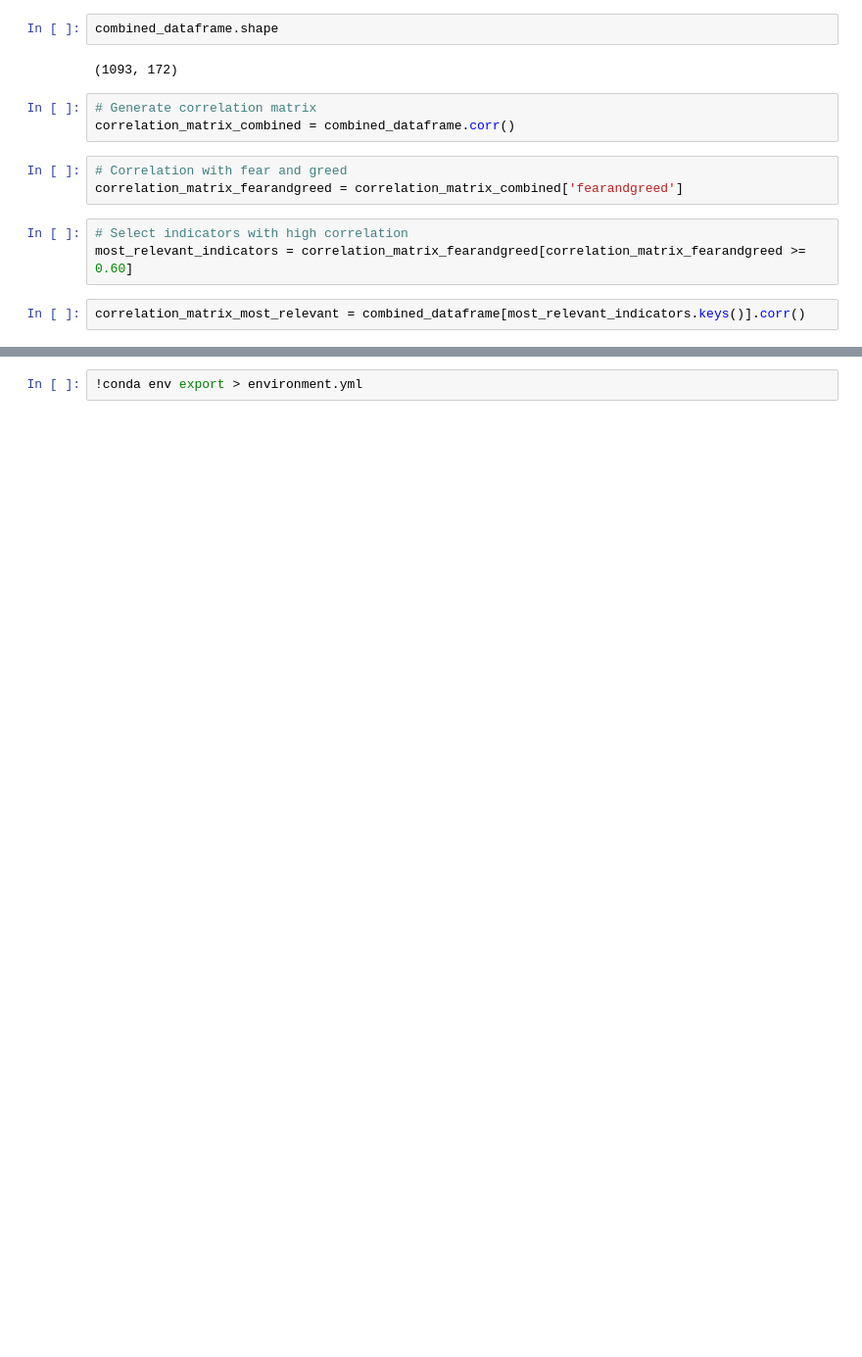
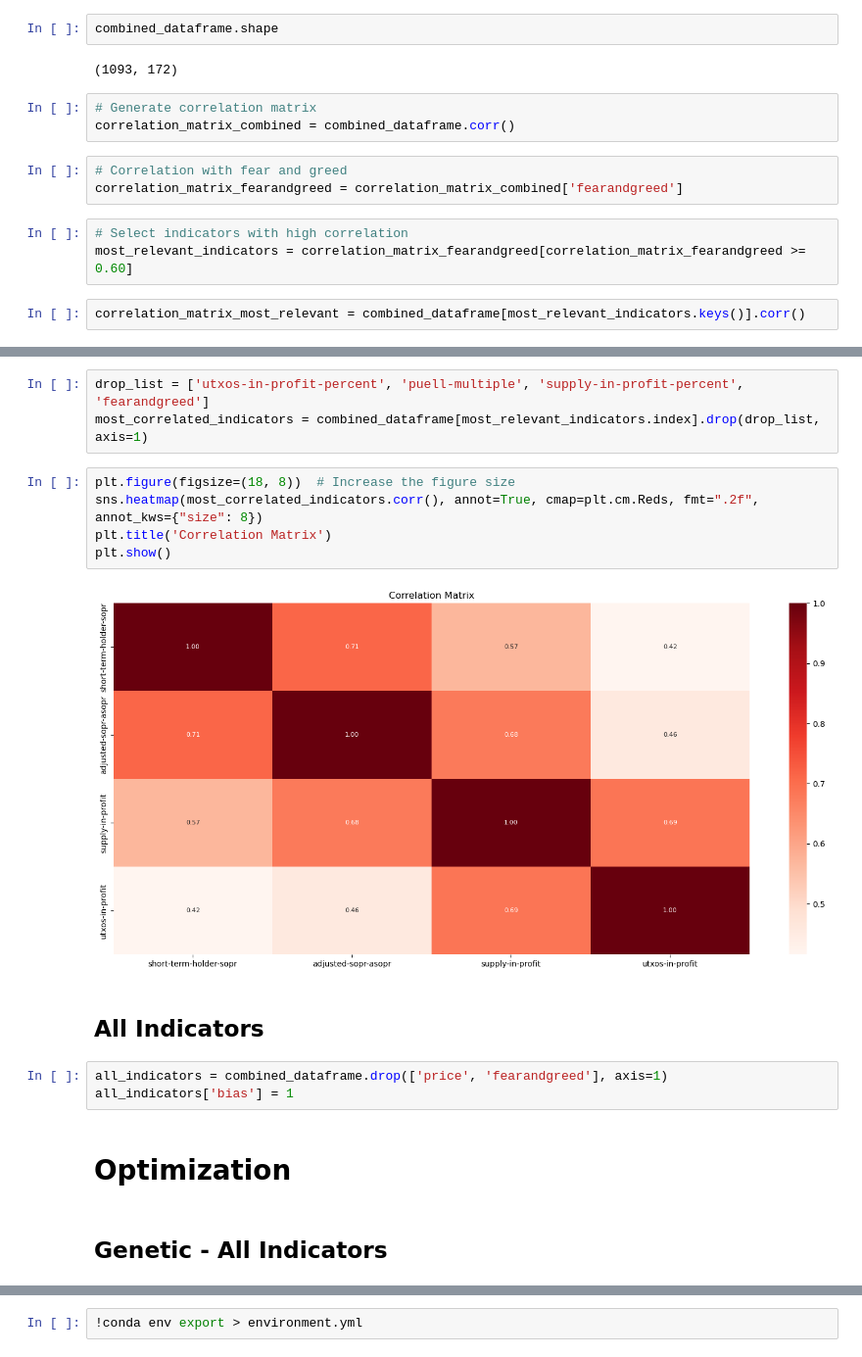
Before and after one commit to afsharino/Undergraduate-Capstone-Project, a Jupyter notebook: src/main.ipynb, the cells around one changed output, grey strips where cells are left out. Shown at 98% size. Drawn from its saved outputs; the diff is of its cells as text; blank space fills up the shorter version.

Commit message:
add genetic algorithm to optimizer module and use that on all indicators and highly correlated indicators

```diff
--- a/src/main.ipynb
+++ b/src/main.ipynb
@@ -736,0 +749,19 @@ plt.show()
+# %%
+drop_list = ['utxos-in-profit-percent', 'puell-multiple', 'supply-in-profit-percent', 'fearandgreed']
+most_correlated_indicators = combined_dataframe[most_relevant_indicators.index].drop(drop_list, axis=1)
+# %%
+plt.figure(figsize=(18, 8))  # Increase the figure size
+sns.heatmap(most_correlated_indicators.corr(), annot=True, cmap=plt.cm.Reds, fmt=".2f", annot_kws={"size": 8})
+plt.title('Correlation Matrix')
+plt.show()
+# %% [output]
+[figure, added]
+# %% [markdown]
+## All Indicators
+# %%
+all_indicators = combined_dataframe.drop(['price', 'fearandgreed'], axis=1)
+all_indicators['bias'] = 1
+# %% [markdown]
+# Optimization
+# %% [markdown]
+## Genetic - All Indicators
```
Also changed, not shown: parts of 13 cells of this notebook, 2 other files.
